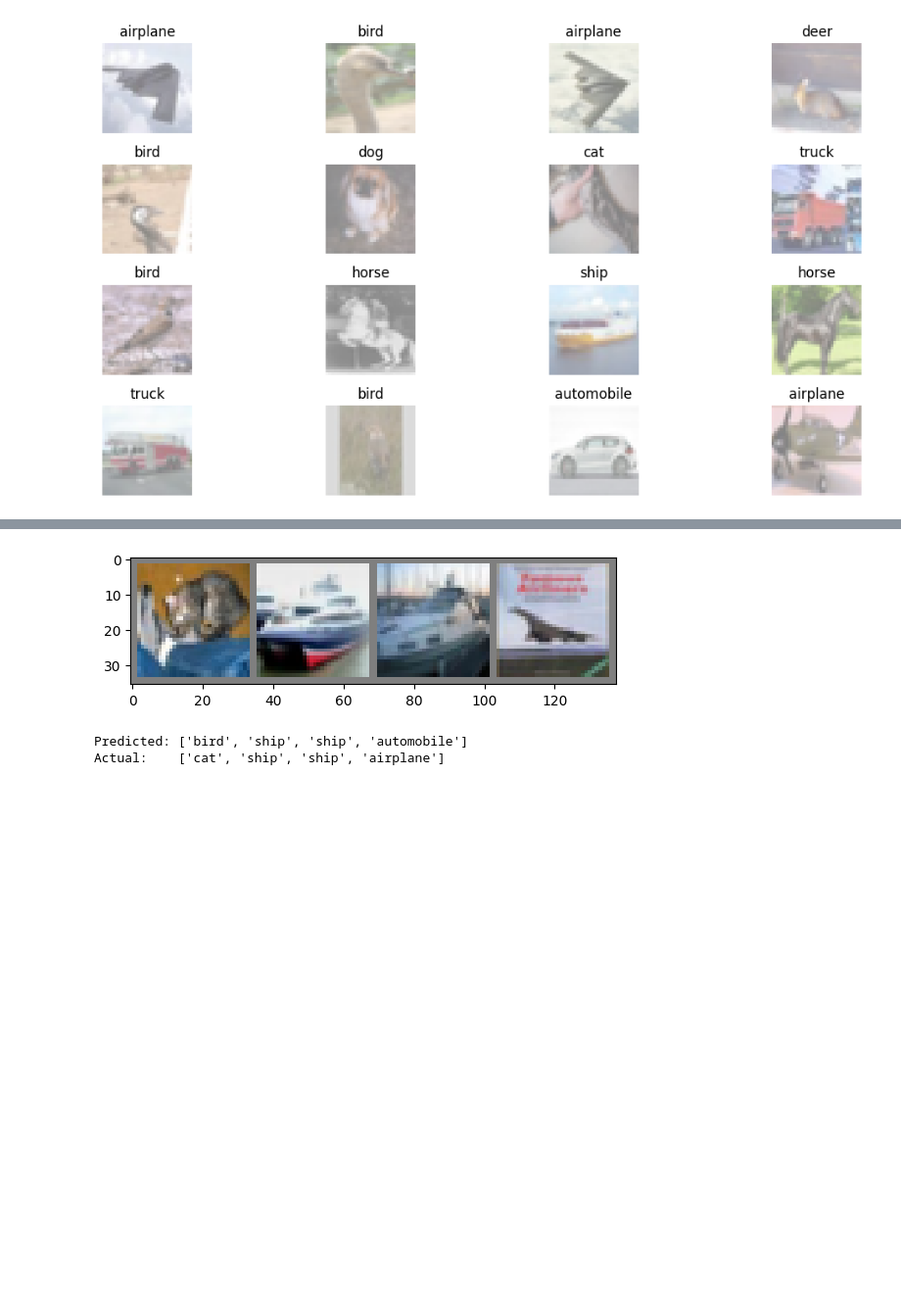
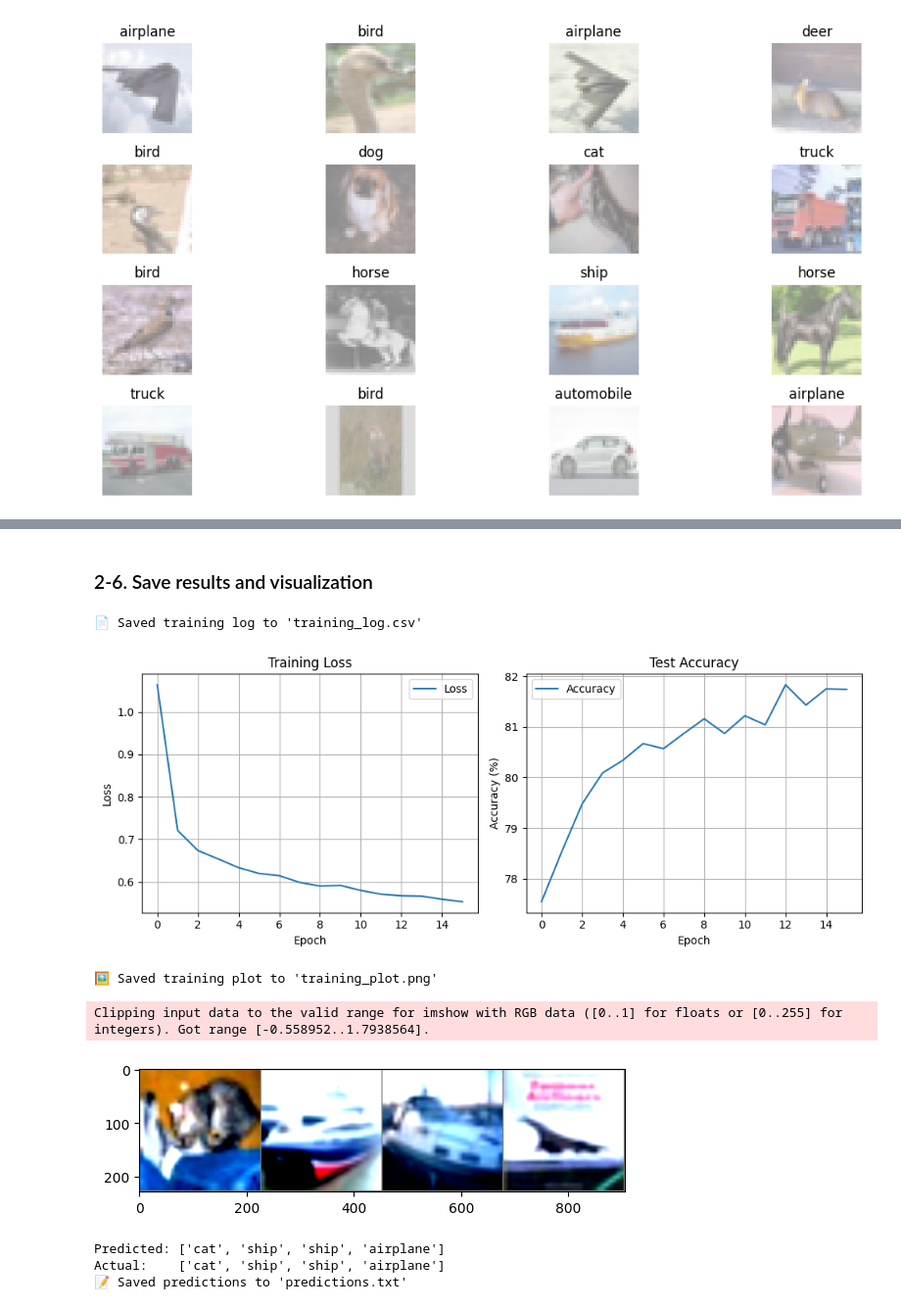
Before and after one commit to SojeongShin/Robotics, a Jupyter notebook: Day2-Classification/Day2_CNN_Resnet_final.ipynb, the cells around one changed output, grey strips where cells are left out. Shown: that part at 98% size. Drawn from its saved outputs; the diff is of its cells as text; code cells hidden in the pictures; blank space fills up the shorter version.

```diff
--- a/Day2-Classification/Day2_CNN_Resnet_final.ipynb
+++ b/Day2-Classification/Day2_CNN_Resnet_final.ipynb
@@ -124,19 +154,0 @@ optimizer = optim.Adam(model.fc.parameters(), lr=0.001)
-# %%
-epochs = 5  # 필요에 따라 3으로 줄여도 OK
-
-for epoch in range(epochs):
-    model.train()
-    running_loss = 0.0
-
-    for inputs, labels in trainloader:
-        inputs, labels = inputs.to(device), labels.to(device)
-
-        optimizer.zero_grad()
-        outputs = model(inputs)
-        loss = criterion(outputs, labels)
-        loss.backward()
-        optimizer.step()
-
-        running_loss += loss.item()
-
-    print(f"Epoch [{epoch + 1}/{epochs}], Loss: {running_loss:.4f}")
@@ -169,22 +240,67 @@ Test Accuracy: 44.33%
+# %% [markdown]
+### 2-6. Save results and visualization
 # %%
-import numpy as np
+log_df = pd.DataFrame({
+    'Epoch': list(range(1, len(train_losses)+1)),
+    'Train_Loss': train_losses,
+    'Test_Accuracy': test_accuracies
+})
+log_df.to_csv("training_log.csv", index=False)
+print("📄 Saved training log to 'training_log.csv'")
 
+plt.figure(figsize=(10, 4))
+
+plt.subplot(1, 2, 1)
+plt.plot(train_losses, label='Loss')
+plt.xlabel('Epoch')
+plt.ylabel('Loss')
+plt.title('Training Loss')
+plt.grid(True)
+plt.legend()
+
+plt.subplot(1, 2, 2)
+plt.plot(test_accuracies, label='Accuracy')
+plt.xlabel('Epoch')
+plt.ylabel('Accuracy (%)')
+plt.title('Test Accuracy')
+plt.grid(True)
+plt.legend()
+
+plt.tight_layout()
+plt.savefig("training_plot.png")
+plt.show()
+print("🖼️ Saved training plot to 'training_plot.png'")
+
+# --------------------------
+# 6. 예측 결과 저장 및 시각화
+# --------------------------
 def imshow(img):
-    img = img / 2 + 0.5  # Unnormalize
+    img = img / 2 + 0.5
     npimg = img.numpy()
     plt.imshow(np.transpose(npimg, (1, 2, 0)))
     plt.show()
 
 dataiter = iter(testloader)
 images, labels = next(dataiter)
+
 imshow(torchvision.utils.make_grid(images[:4]))
 
 outputs = model(images[:4].to(device))
 _, predicted = torch.max(outputs, 1)
 
 print("Predicted:", [classes[p] for p in predicted])
 print("Actual:   ", [classes[l] for l in labels[:4]])
+
+with open("predictions.txt", "w") as f:
+    for i in range(4):
+        f.write(f"Image {i+1} - Predicted: {classes[predicted[i]]}, Actual: {classes[labels[i]]}\n")
+print("📝 Saved predictions to 'predictions.txt'")
 # %% [output]
+📄 Saved training log to 'training_log.csv'
-[figure, old version]
+[figure, new version]
-Predicted: ['bird', 'ship', 'ship', 'automobile']
-Actual:    ['cat', 'ship', 'ship', 'airplane']
+🖼️ Saved training plot to 'training_plot.png'
+Clipping input data to the valid range for imshow with RGB data ([0..1] for floats or [0..255] for integers). Got range [-0.558952..1.7938564].
+[figure, added]
+Predicted: ['cat', 'ship', 'ship', 'airplane']
+Actual:    ['cat', 'ship', 'ship', 'airplane']
+📝 Saved predictions to 'predictions.txt'
```
Also changed, not shown: parts of 29 cells of this notebook, 1 other file.
